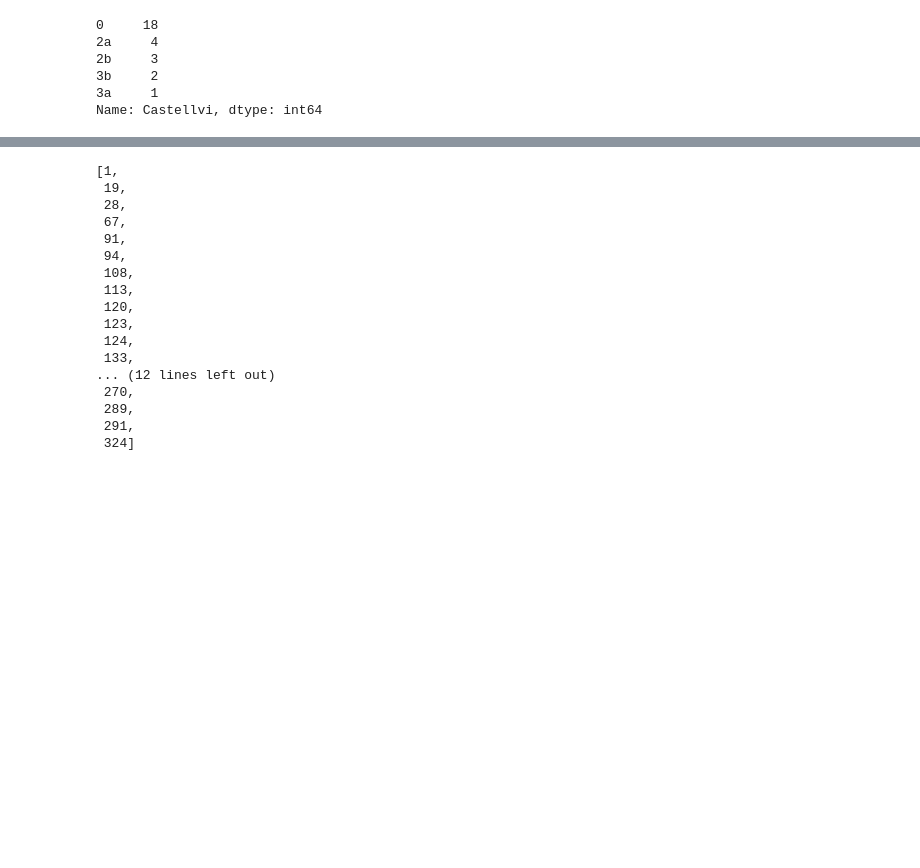
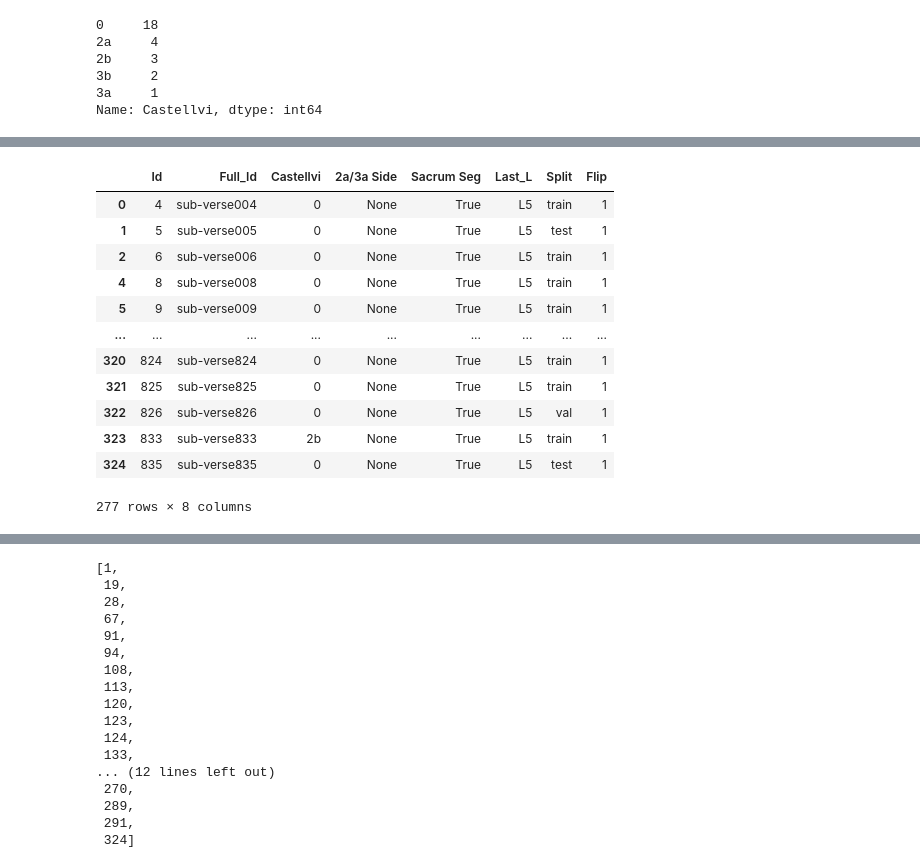
Before and after one commit to ardamamur/3D-Castellvi-Prediction, a Jupyter notebook: src/dataset/data_split.ipynb, the cells around one changed output, grey strips where cells are left out. Cells and saved outputs as stored; diff of their text form; code cells hidden in the pictures; blank space fills up the shorter version.

```diff
--- a/src/dataset/data_split.ipynb
+++ b/src/dataset/data_split.ipynb
@@ -277,0 +306,17 @@ Name: Castellvi, dtype: int64
+# %%
+new_rows['2a/3a Side'] = new_rows['2a/3a Side'].apply(lambda x: 'L' if x == 'R' else 'R' if x == 'L' else None)
+new_rows
+# %% [output]
+|  | Id | Full_Id | Castellvi | 2a/3a Side | Sacrum Seg | Last_L | Split | Flip |
+| 0 | 4 | sub-verse004 | 0 | None | True | L5 | train | 1 |
+| 1 | 5 | sub-verse005 | 0 | None | True | L5 | test | 1 |
+| 2 | 6 | sub-verse006 | 0 | None | True | L5 | train | 1 |
+| 4 | 8 | sub-verse008 | 0 | None | True | L5 | train | 1 |
+| 5 | 9 | sub-verse009 | 0 | None | True | L5 | train | 1 |
+| ... | ... | ... | ... | ... | ... | ... | ... | ... |
+| 320 | 824 | sub-verse824 | 0 | None | True | L5 | train | 1 |
+| 321 | 825 | sub-verse825 | 0 | None | True | L5 | train | 1 |
+| 322 | 826 | sub-verse826 | 0 | None | True | L5 | val | 1 |
+| 323 | 833 | sub-verse833 | 2b | None | True | L5 | train | 1 |
+| 324 | 835 | sub-verse835 | 0 | None | True | L5 | test | 1 |
+277 rows × 8 columns
```
Also changed, not shown: parts of 10 cells of this notebook, 6 other files.
